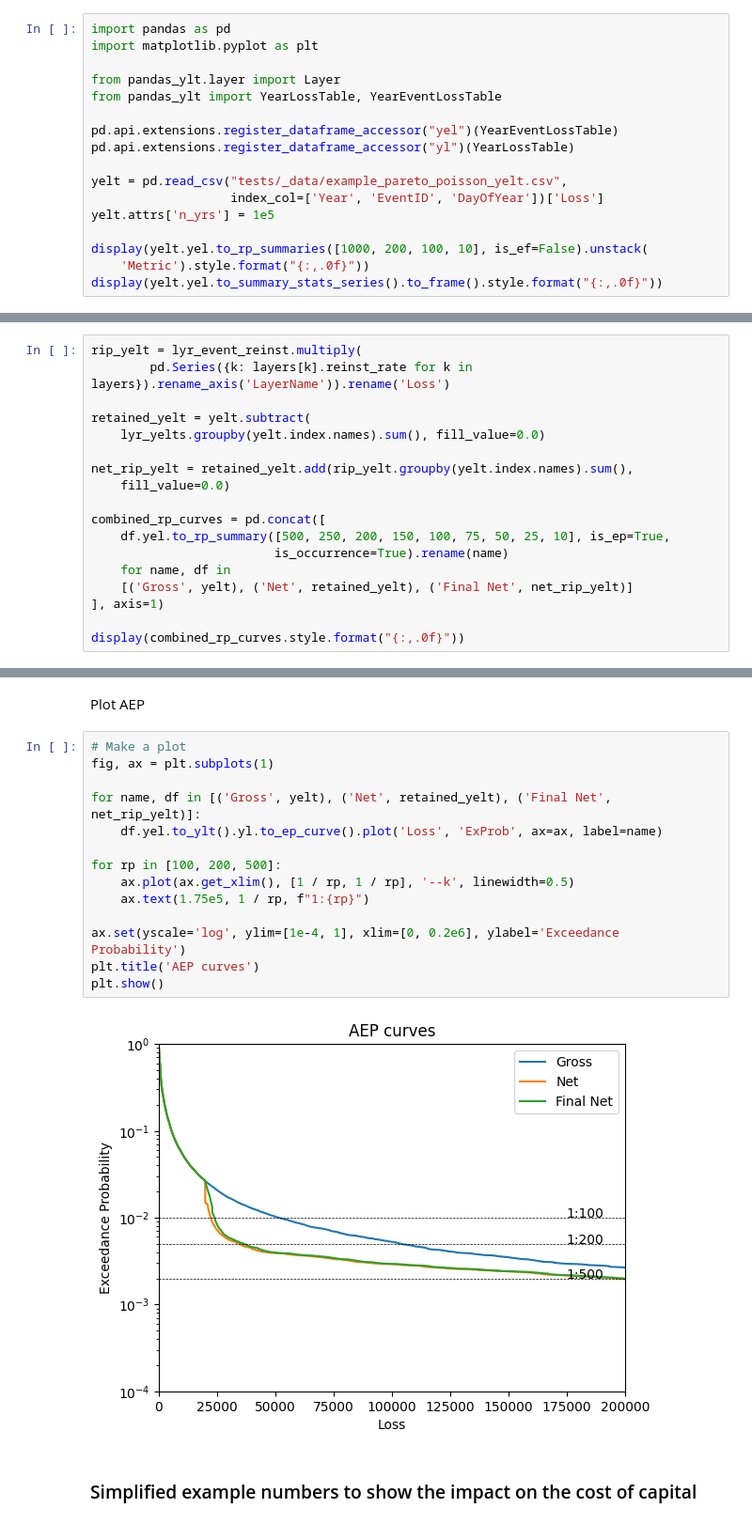
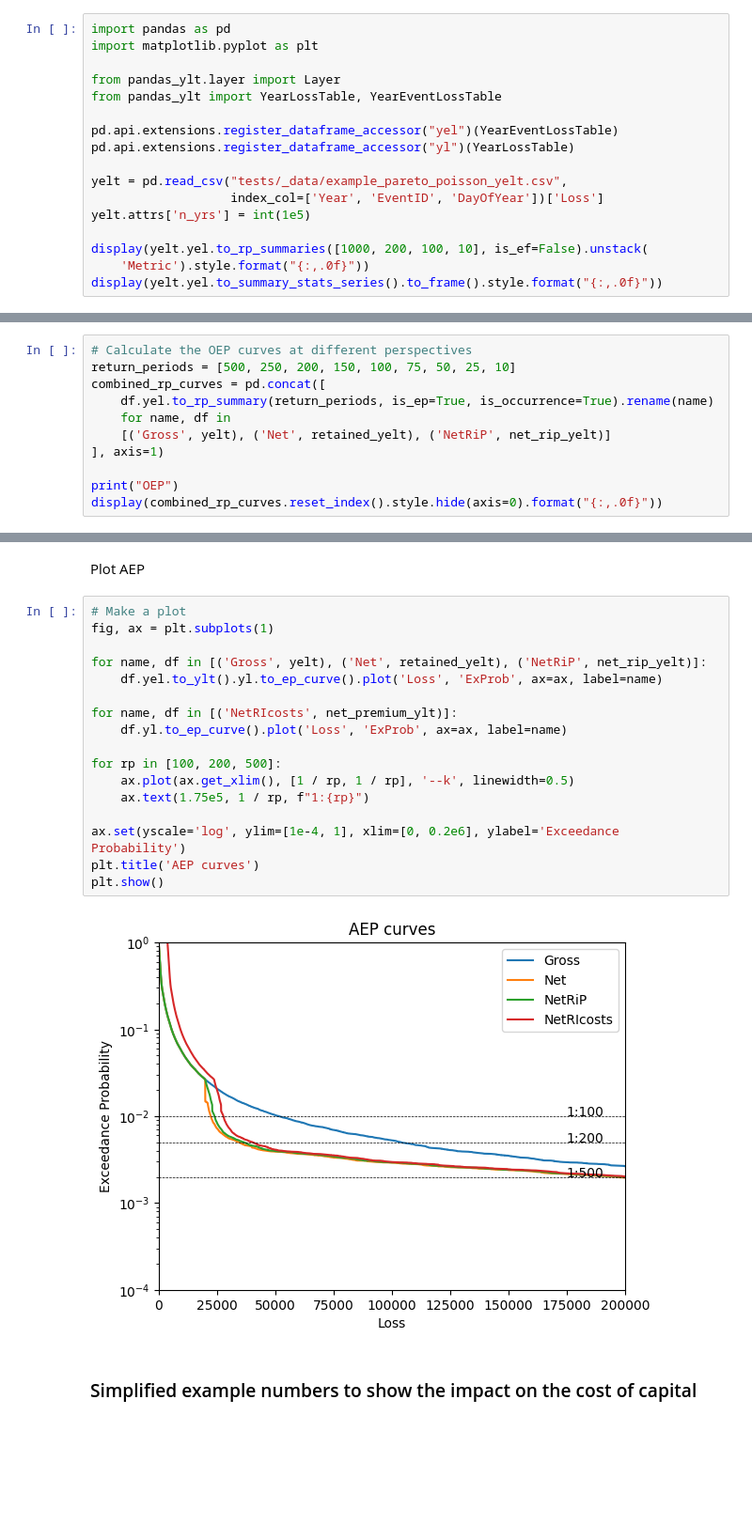
Before and after one commit to iwbailey/pandas-ylt, a Jupyter notebook: yelt_examples_layer_losses.ipynb, the cells around one changed output, grey strips where cells are left out. Shown at 94% size. Cells and saved outputs as stored; diff of their text form; blank space fills up the shorter version.

Commit message:
Take the reinstatements calculation out of the layer and calculate within the notebook. This allows us to consider a variable premium in future.

```diff
--- a/yelt_examples_layer_losses.ipynb
+++ b/yelt_examples_layer_losses.ipynb
@@ -17,7 +17,7 @@ pd.api.extensions.register_dataframe_accessor("yl")(YearLossTable)
 
 yelt = pd.read_csv("tests/_data/example_pareto_poisson_yelt.csv",
                    index_col=['Year', 'EventID', 'DayOfYear'])['Loss']
-yelt.attrs['n_yrs'] = 1e5
+yelt.attrs['n_yrs'] = int(1e5)
 
 display(yelt.yel.to_rp_summaries([1000, 200, 100, 10], is_ef=False).unstack(
     'Metric').style.format("{:,.0f}"))
@@ -129,19 +127,12 @@ Get the net and final net EP curve
 # %%
-rip_yelt = lyr_event_reinst.multiply(
-        pd.Series({k: layers[k].reinst_rate for k in layers}).rename_axis('LayerName')).rename('Loss')
-
-retained_yelt = yelt.subtract(
-    lyr_yelts.groupby(yelt.index.names).sum(), fill_value=0.0)
-
-net_rip_yelt = retained_yelt.add(rip_yelt.groupby(yelt.index.names).sum(),
-    fill_value=0.0)
-
+# Calculate the OEP curves at different perspectives
+return_periods = [500, 250, 200, 150, 100, 75, 50, 25, 10]
 combined_rp_curves = pd.concat([
-    df.yel.to_rp_summary([500, 250, 200, 150, 100, 75, 50, 25, 10], is_ep=True,
-                         is_occurrence=True).rename(name)
+    df.yel.to_rp_summary(return_periods, is_ep=True, is_occurrence=True).rename(name)
     for name, df in
-    [('Gross', yelt), ('Net', retained_yelt), ('Final Net', net_rip_yelt)]
+    [('Gross', yelt), ('Net', retained_yelt), ('NetRiP', net_rip_yelt)]
 ], axis=1)
 
-display(combined_rp_curves.style.format("{:,.0f}"))
+print("OEP")
+display(combined_rp_curves.reset_index().style.hide(axis=0).format("{:,.0f}"))
 # %% [output]
@@ -176,19 +193,22 @@ Plot AEP
 # %%
 # Make a plot
 fig, ax = plt.subplots(1)
 
-for name, df in [('Gross', yelt), ('Net', retained_yelt), ('Final Net', net_rip_yelt)]:
+for name, df in [('Gross', yelt), ('Net', retained_yelt), ('NetRiP', net_rip_yelt)]:
     df.yel.to_ylt().yl.to_ep_curve().plot('Loss', 'ExProb', ax=ax, label=name)
+
+for name, df in [('NetRIcosts', net_premium_ylt)]:
+    df.yl.to_ep_curve().plot('Loss', 'ExProb', ax=ax, label=name)
 
 for rp in [100, 200, 500]:
     ax.plot(ax.get_xlim(), [1 / rp, 1 / rp], '--k', linewidth=0.5)
     ax.text(1.75e5, 1 / rp, f"1:{rp}")
 
 ax.set(yscale='log', ylim=[1e-4, 1], xlim=[0, 0.2e6], ylabel='Exceedance Probability')
 plt.title('AEP curves')
 plt.show()
 # %% [output]
-[figure, old version]
+[figure, new version]
 # %% [markdown]
 ### Simplified example numbers to show the impact on the cost of capital
 # %%
```
Also changed, not shown: parts of 12 cells of this notebook.
